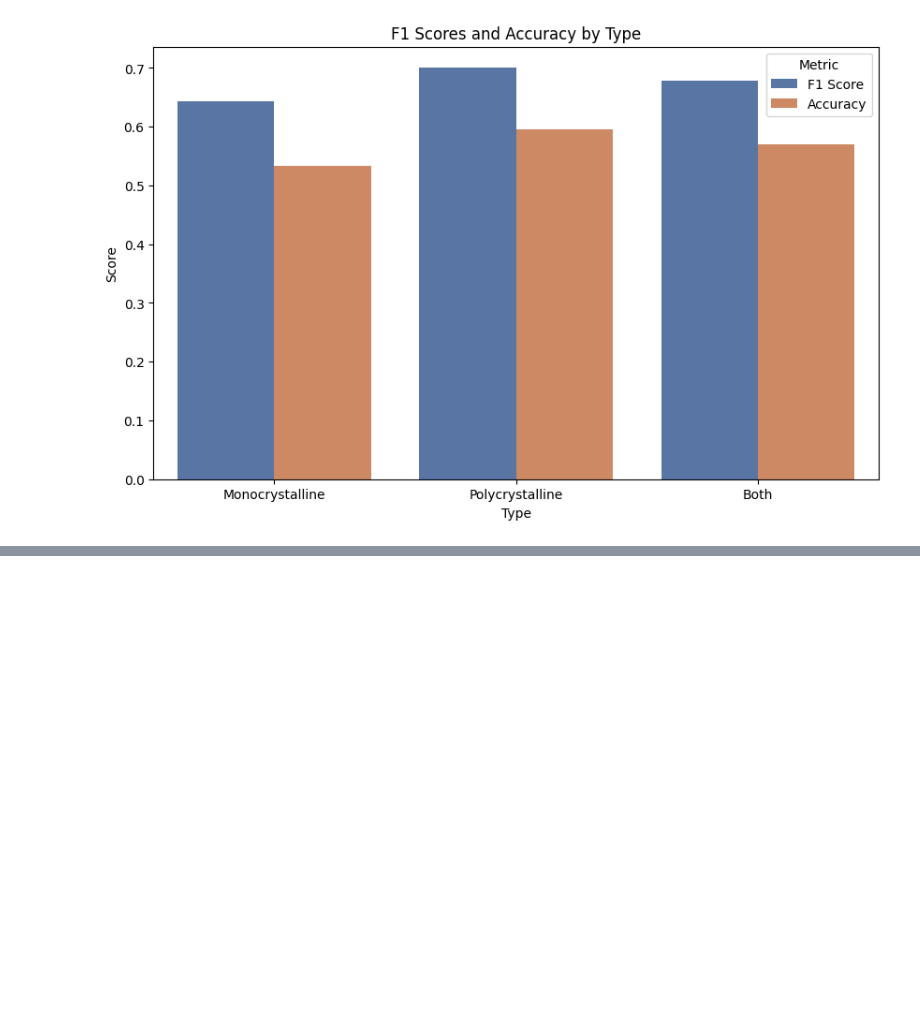
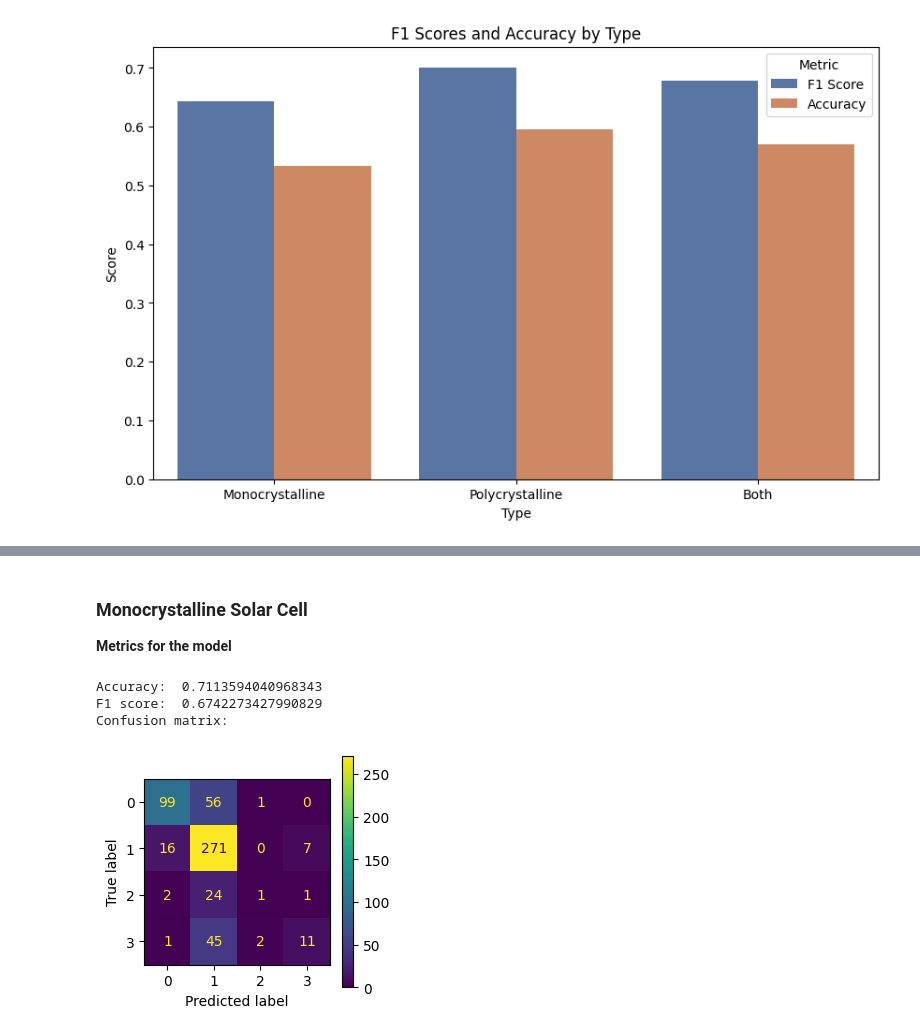
Before and after one commit to fardu8/SolarPanel-EL-Analyzer, a Jupyter notebook: Jarvis_comp9517_project _notebook.ipynb, the cells around one changed output, grey strips where cells are left out. Drawn from its saved outputs; the diff is of its cells as text; code cells hidden in the pictures; blank space fills up the shorter version.

```diff
--- a/Jarvis_comp9517_project _notebook.ipynb
+++ b/Jarvis_comp9517_project _notebook.ipynb
@@ -657,0 +891,8 @@ plt.show()
+# %%
+Y = (K_Means_Clustering(200, list_of_desc))
+test_features = create_sift_feature_database(
+    X_test, Y_test_prob, Y_test_type)[1]
+test_features_mono = create_sift_feature_database(
+    X_test_mono, Y_test_prob_mono, Y_test_type_mono)[1]
+test_features_poly = create_sift_feature_database(
+    X_test_poly, Y_test_prob_poly, Y_test_type_poly)[1]
@@ -657,0 +901,6 @@ plt.show()
+# %%
+classifier = ImageClassifier()
+train = classifier.classifier(train_features, Y)
+test = classifier.classifier(test_features, Y)
+test_mono = classifier.classifier(test_features_mono, Y)
+test_poly = classifier.classifier(test_features_poly, Y)
@@ -657,0 +909,6 @@ plt.show()
+# %%
+knn_classifier = CustomKNNClassifier(k=5)
+knn_classifier.train(train)
+results = knn_classifier.predict(test)
+results_mono = knn_classifier.predict(test_mono)
+results_poly = knn_classifier.predict(test_poly)
@@ -657,0 +939,14 @@ plt.show()
+# %% [markdown]
+### Monocrystalline Solar Cell
+**Metrics for the model**
+# %%
+accuracy_mono = accuracy_score(results_mono["true_labels"], results_mono["predicted_labels"])
+f1_mono = f1_score(results_mono["true_labels"], results_mono["predicted_labels"], average='weighted')
+cm_mono = confusion_matrix(results_mono["true_labels"], results_mono["predicted_labels"])
+
+show_metrics((accuracy_mono, f1_mono, cm_mono))
+# %% [output]
+Accuracy:  0.7113594040968343
+F1 score:  0.6742273427990829
+Confusion matrix:
+[figure, added]
```
Also changed, not shown: parts of 81 cells of this notebook, 12 other files.
